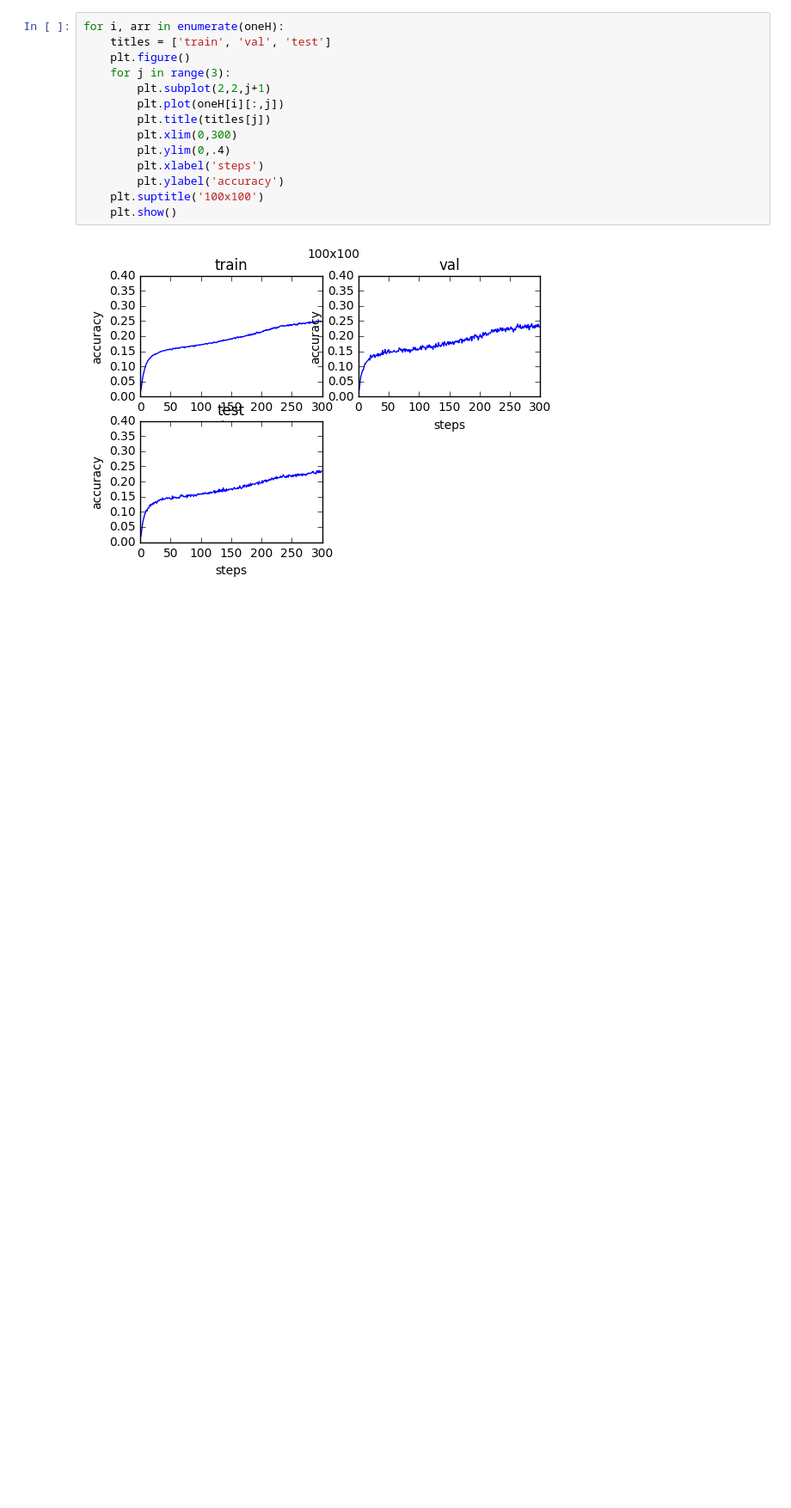
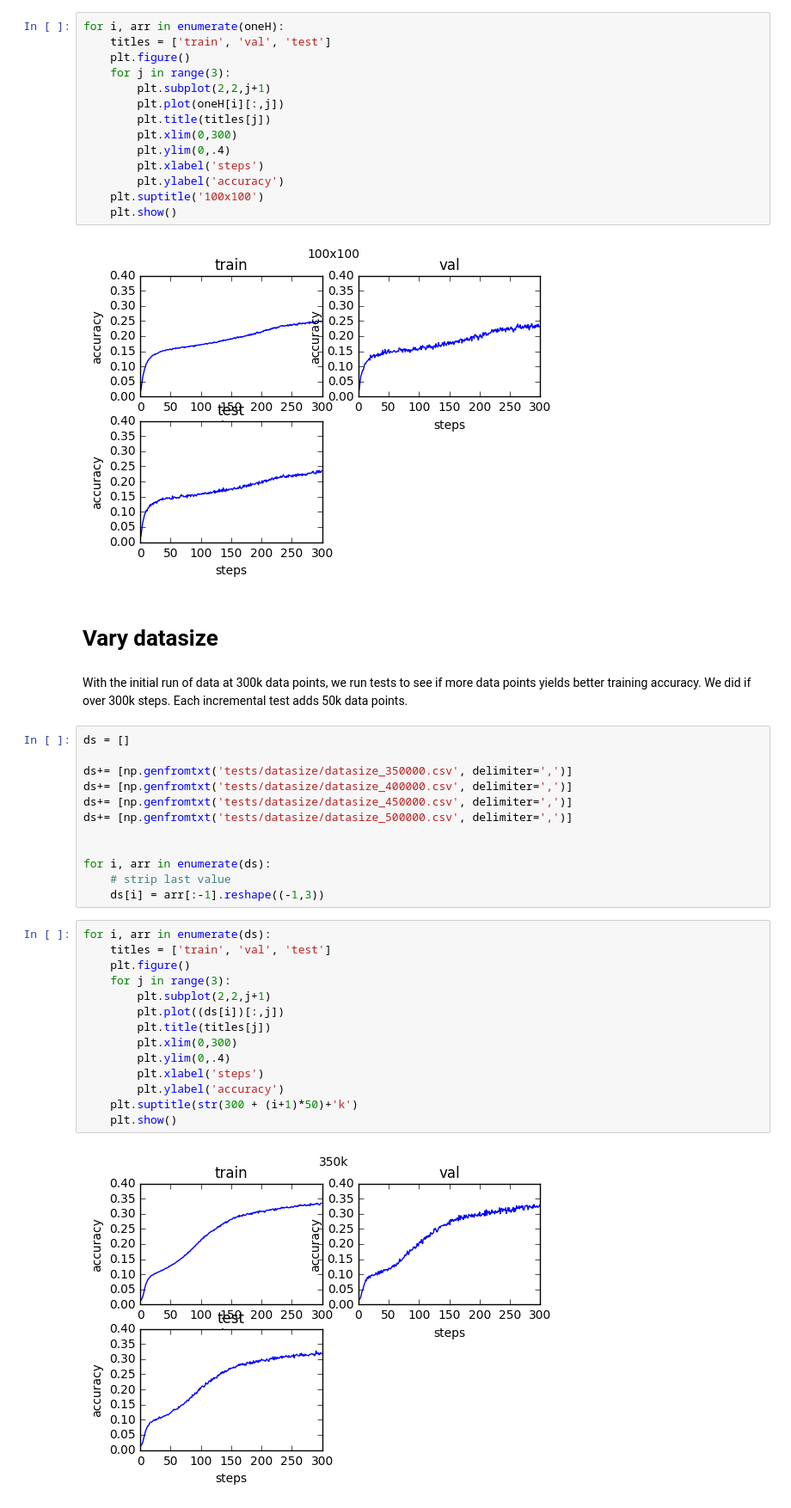
Before and after one commit to gfanti/bitcoin-deanonymization, a Jupyter notebook: vis-tests.ipynb, the cells around one changed output. Shown at 86% size. Drawn from its saved outputs; the diff is of its cells as text; blank space fills up the shorter version.

Commit message:
update vis tests

```diff
--- a/vis-tests.ipynb
+++ b/vis-tests.ipynb
@@ -101,3 +101,35 @@ for i, arr in enumerate(oneH):
     plt.show()
 # %% [output]
 [figure]
+# %% [markdown]
+# Vary datasize
+# %% [markdown]
+With the initial run of data at 300k data points, we run tests to see if more data points yields better training accuracy. We did if over 300k steps. Each incremental test adds 50k data points.
+# %%
+ds = []
+
+ds+= [np.genfromtxt('tests/datasize/datasize_350000.csv', delimiter=',')]
+ds+= [np.genfromtxt('tests/datasize/datasize_400000.csv', delimiter=',')]
+ds+= [np.genfromtxt('tests/datasize/datasize_450000.csv', delimiter=',')]
+ds+= [np.genfromtxt('tests/datasize/datasize_500000.csv', delimiter=',')]
+
+
+for i, arr in enumerate(ds):
+    # strip last value
+    ds[i] = arr[:-1].reshape((-1,3))
+# %%
+for i, arr in enumerate(ds):
+    titles = ['train', 'val', 'test']
+    plt.figure()
+    for j in range(3):
+        plt.subplot(2,2,j+1)
+        plt.plot((ds[i])[:,j])
+        plt.title(titles[j])
+        plt.xlim(0,300)
+        plt.ylim(0,.4)
+        plt.xlabel('steps')
+        plt.ylabel('accuracy')
+    plt.suptitle(str(300 + (i+1)*50)+'k')
+    plt.show()
+# %% [output]
+[figure, added]
```
Also changed, not shown: parts of 1 cell of this notebook.
